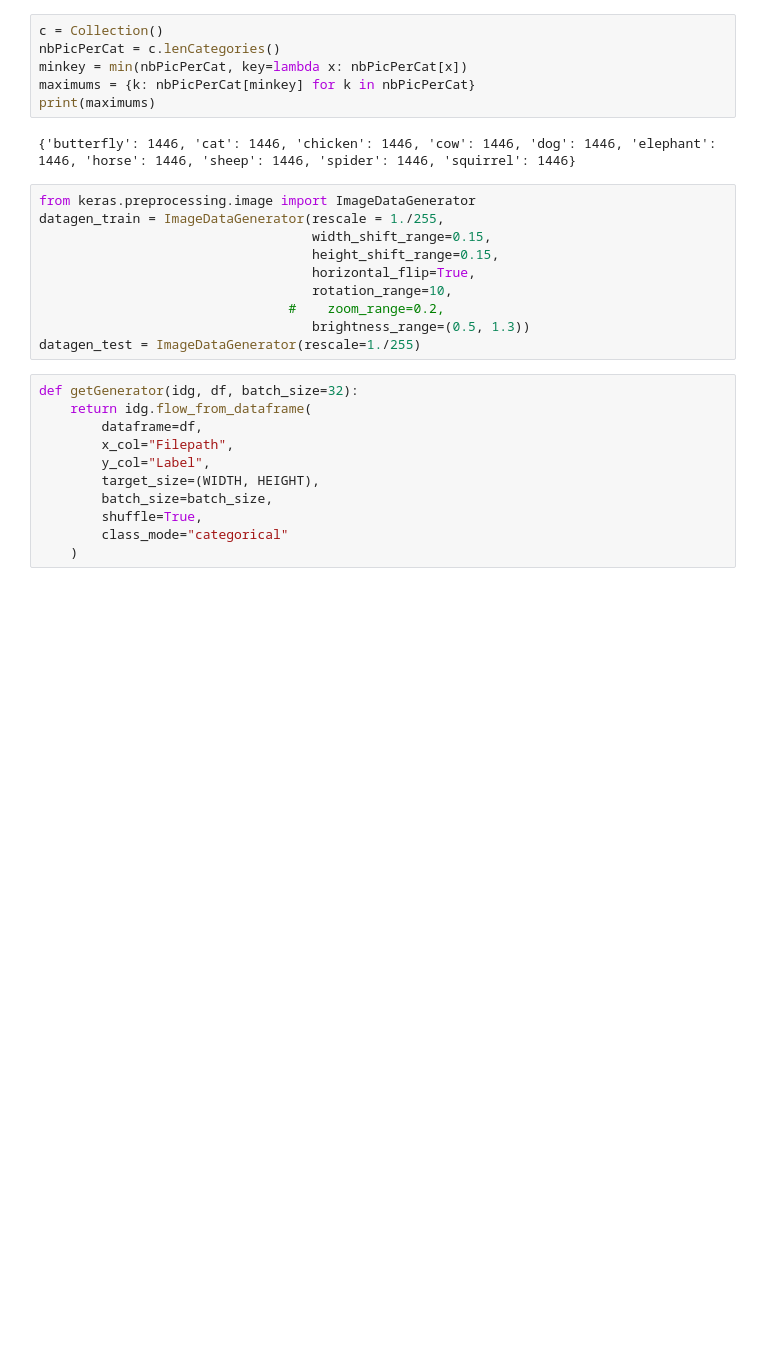
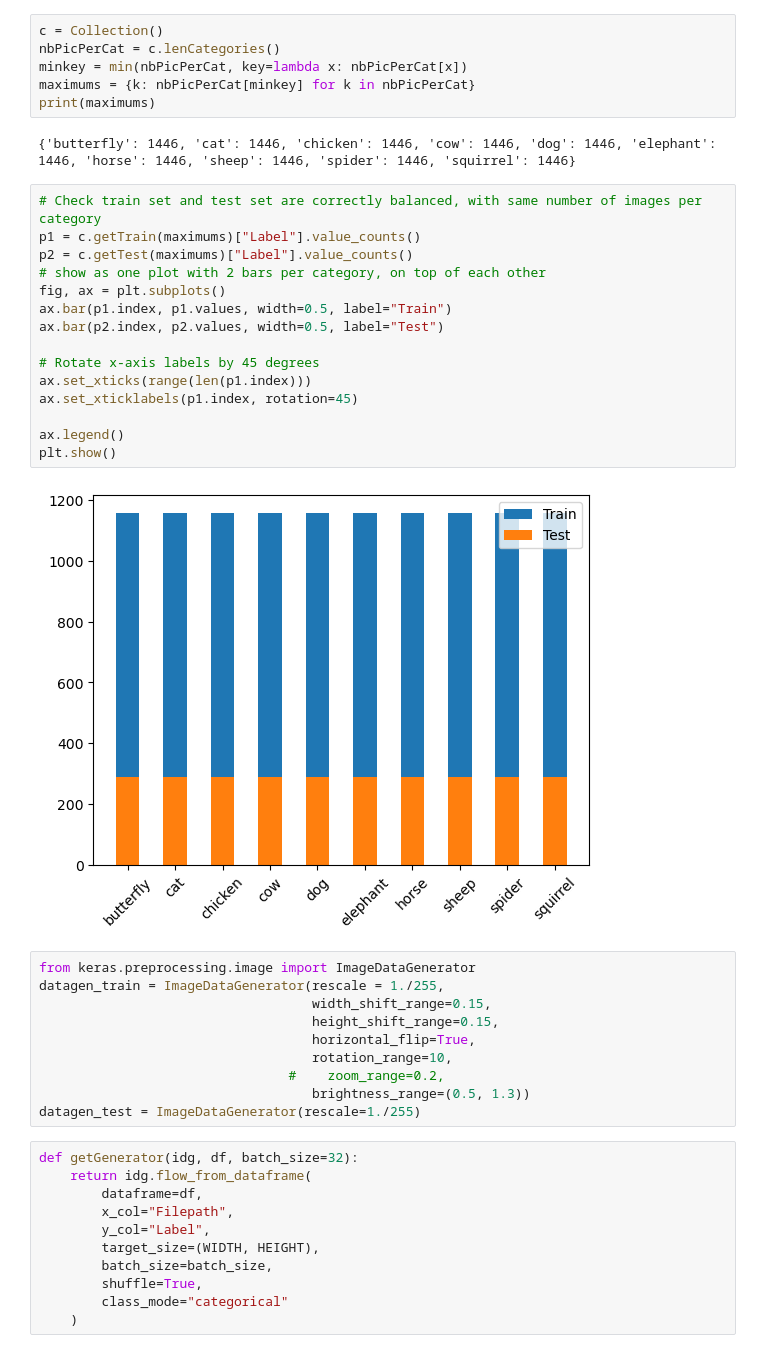
Before and after one commit to sinux-l5d/PROJ002, a Jupyter notebook: animal_recognition.ipynb, the cells around one changed output. Drawn from its saved outputs; the diff is of its cells as text; blank space fills up the shorter version.

```diff
--- a/animal_recognition.ipynb
+++ b/animal_recognition.ipynb
@@ -108,6 +127,23 @@ maximums = {k: nbPicPerCat[minkey] for k in nbPicPerCat}
 print(maximums)
 # %% [output]
 {'butterfly': 1446, 'cat': 1446, 'chicken': 1446, 'cow': 1446, 'dog': 1446, 'elephant': 1446, 'horse': 1446, 'sheep': 1446, 'spider': 1446, 'squirrel': 1446}
+# %%
+# Check train set and test set are correctly balanced, with same number of images per category
+p1 = c.getTrain(maximums)["Label"].value_counts()
+p2 = c.getTest(maximums)["Label"].value_counts()
+# show as one plot with 2 bars per category, on top of each other
+fig, ax = plt.subplots()
+ax.bar(p1.index, p1.values, width=0.5, label="Train")
+ax.bar(p2.index, p2.values, width=0.5, label="Test")
+
+# Rotate x-axis labels by 45 degrees
+ax.set_xticks(range(len(p1.index)))
+ax.set_xticklabels(p1.index, rotation=45)
+
+ax.legend()
+plt.show()
+# %% [output]
+[figure, added]
 # %%
 from keras.preprocessing.image import ImageDataGenerator
 datagen_train = ImageDataGenerator(rescale = 1./255,
```
Also changed, not shown: parts of 11 cells of this notebook, 1 other file.
